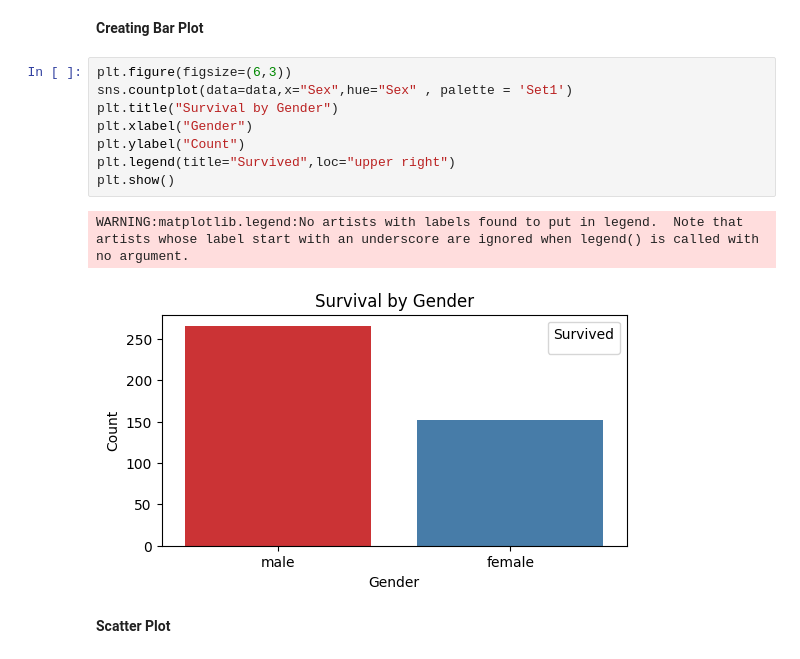
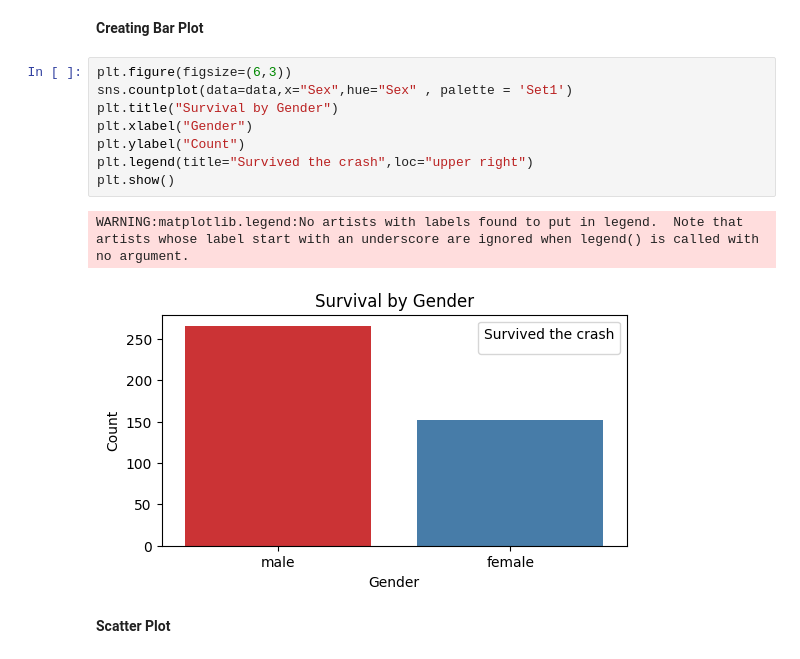
Before and after one commit to Aryan9012004/Prodigy_DS_01, a Jupyter notebook: PRODIGY_INFOTECH_TASK_2.ipynb, the cells around one changed output. Cells and saved outputs as stored; diff of their text form.

```diff
--- a/PRODIGY_INFOTECH_TASK_2.ipynb
+++ b/PRODIGY_INFOTECH_TASK_2.ipynb
@@ -125,14 +125,14 @@ plt.show()
 # %%
 plt.figure(figsize=(6,3))
 sns.countplot(data=data,x="Sex",hue="Sex" , palette = 'Set1')
 plt.title("Survival by Gender")
 plt.xlabel("Gender")
 plt.ylabel("Count")
-plt.legend(title="Survived",loc="upper right")
+plt.legend(title="Survived the crash",loc="upper right")
 plt.show()
 # %% [output]
 WARNING:matplotlib.legend:No artists with labels found to put in legend.  Note that artists whose label start with an underscore are ignored when legend() is called with no argument.
-[figure, old version]
+[figure, new version]
 # %% [markdown]
 **Scatter Plot**
 # %%
```
Also changed, not shown: parts of 1 cell of this notebook.
